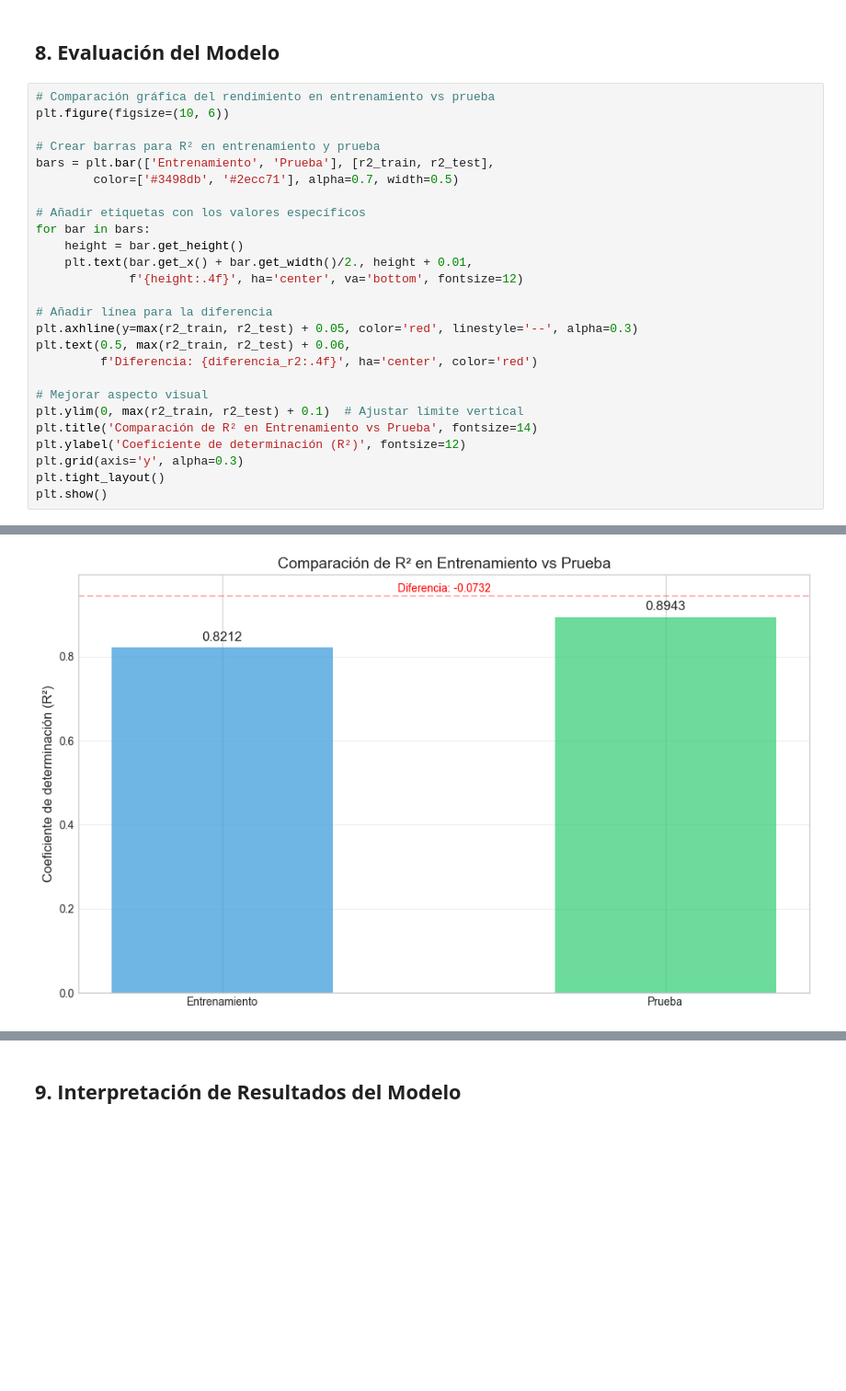
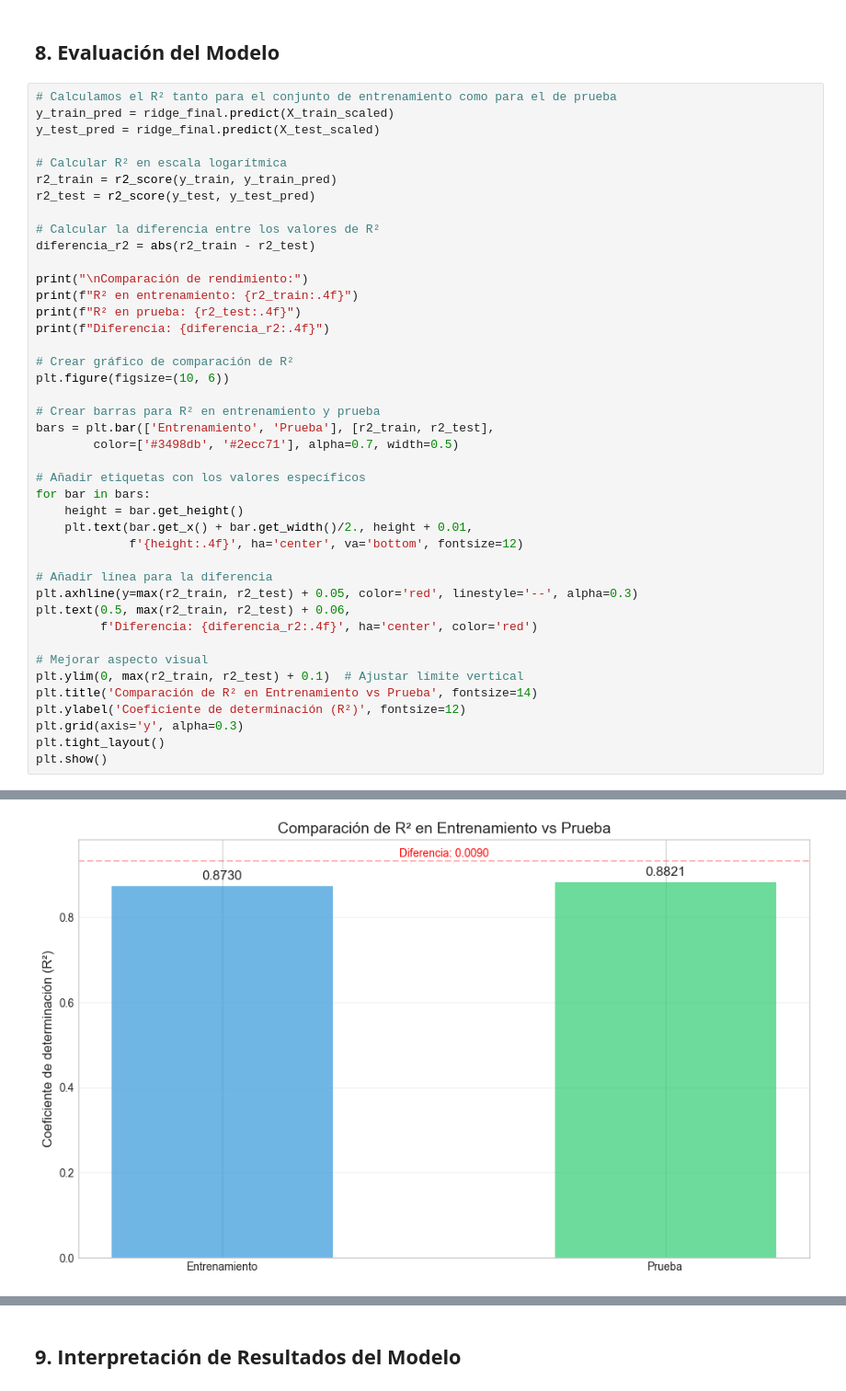
Before and after one commit to Bootcamp-IA-P4/e1_regression, a Jupyter notebook: ml-models/ridge-regression.ipynb, the cells around one changed output, grey strips where cells are left out. Shown at 92% size. Cells and saved outputs as stored; diff of their text form; blank space fills up the shorter version.

Commit message:
Fix-Ridge: Resolve problems

```diff
--- a/ml-models/ridge-regression.ipynb
+++ b/ml-models/ridge-regression.ipynb
@@ -744,7 +744,23 @@ plt.show()
 # %% [markdown]
 ## **8. Evaluación del Modelo**
 # %%
-# Comparación gráfica del rendimiento en entrenamiento vs prueba
+# Calculamos el R² tanto para el conjunto de entrenamiento como para el de prueba
+y_train_pred = ridge_final.predict(X_train_scaled)
+y_test_pred = ridge_final.predict(X_test_scaled)
+
+# Calcular R² en escala logarítmica
+r2_train = r2_score(y_train, y_train_pred)
+r2_test = r2_score(y_test, y_test_pred)
+
+# Calcular la diferencia entre los valores de R²
+diferencia_r2 = abs(r2_train - r2_test)
+
+print("\nComparación de rendimiento:")
+print(f"R² en entrenamiento: {r2_train:.4f}")
+print(f"R² en prueba: {r2_test:.4f}")
+print(f"Diferencia: {diferencia_r2:.4f}")
+
+# Crear gráfico de comparación de R²
 plt.figure(figsize=(10, 6))
 
 # Crear barras para R² en entrenamiento y prueba
@@ -773,4 +793,4 @@ plt.show()
-[figure, old version]
+[figure, new version]
 # %% [markdown]
 <small>
 
```
Also changed, not shown: parts of 2 cells of this notebook.
